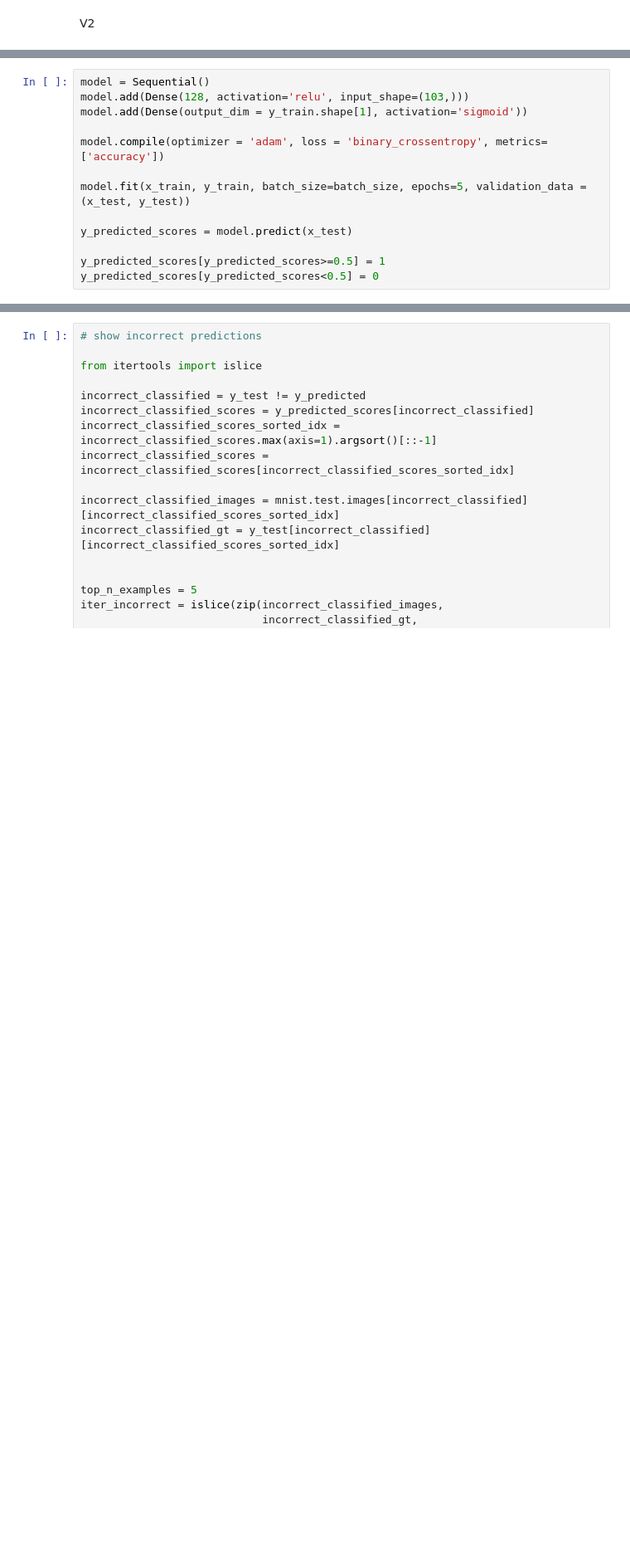
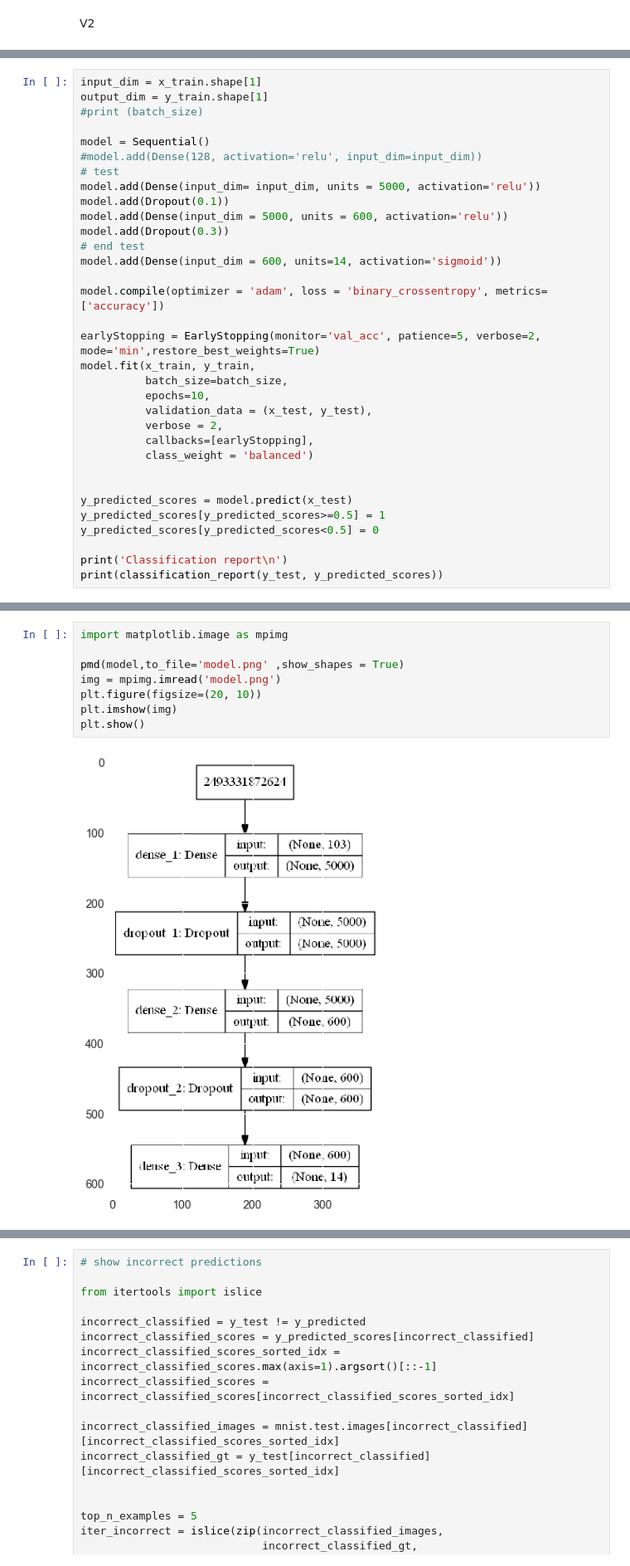
Before and after one commit to Espad/DS_6, a Jupyter notebook: Task_1.ipynb, the cells around one changed output, grey strips where cells are left out. Shown: that part at 83% size. Saved outputs shown, nothing was run; the diff lists cells and outputs as text; blank space fills up the shorter version.

```diff
--- a/Task_1.ipynb
+++ b/Task_1.ipynb
@@ -637,15 +794,35 @@ V2
 # %%
+input_dim = x_train.shape[1]
+output_dim = y_train.shape[1]
+#print (batch_size)
+
 model = Sequential()
-model.add(Dense(128, activation='relu', input_shape=(103,)))
-model.add(Dense(output_dim = y_train.shape[1], activation='sigmoid'))
+#model.add(Dense(128, activation='relu', input_dim=input_dim))
+# test
+model.add(Dense(input_dim= input_dim, units = 5000, activation='relu'))
+model.add(Dropout(0.1))
+model.add(Dense(input_dim = 5000, units = 600, activation='relu'))
+model.add(Dropout(0.3))
+# end test
+model.add(Dense(input_dim = 600, units=14, activation='sigmoid'))
 
 model.compile(optimizer = 'adam', loss = 'binary_crossentropy', metrics=['accuracy'])
 
-model.fit(x_train, y_train, batch_size=batch_size, epochs=5, validation_data = (x_test, y_test))
+earlyStopping = EarlyStopping(monitor='val_acc', patience=5, verbose=2, mode='min',restore_best_weights=True)
+model.fit(x_train, y_train,
+          batch_size=batch_size,
+          epochs=10,
+          validation_data = (x_test, y_test),
+          verbose = 2,
+          callbacks=[earlyStopping],
+          class_weight = 'balanced')
+
 
 y_predicted_scores = model.predict(x_test)
-
 y_predicted_scores[y_predicted_scores>=0.5] = 1
 y_predicted_scores[y_predicted_scores<0.5] = 0
+
+print('Classification report\n')
+print(classification_report(y_test, y_predicted_scores))
 # %% [output]
 Train on 1691 samples, validate on 726 samples
@@ -666,0 +861,10 @@ array([[ 0.,  1.,  0., ...,  1.,  1.,  0.],
+# %%
+import matplotlib.image as mpimg
+
+pmd(model,to_file='model.png' ,show_shapes = True)
+img = mpimg.imread('model.png')
+plt.figure(figsize=(20, 10))
+plt.imshow(img)
+plt.show()
+# %% [output]
+[figure, added]
```
Also changed, not shown: parts of 40 cells of this notebook, 1 other file.
